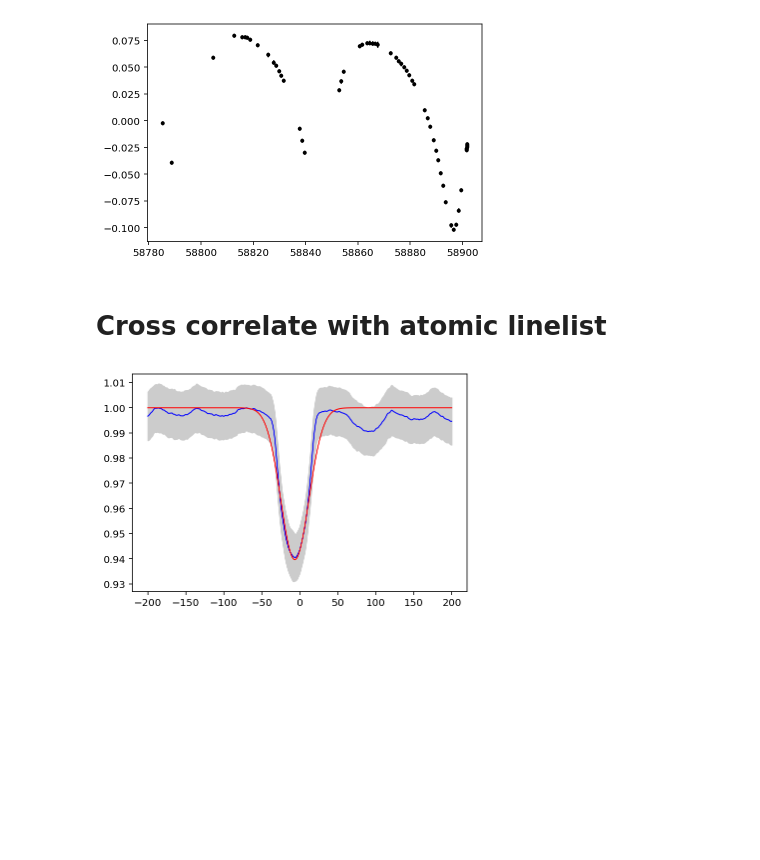
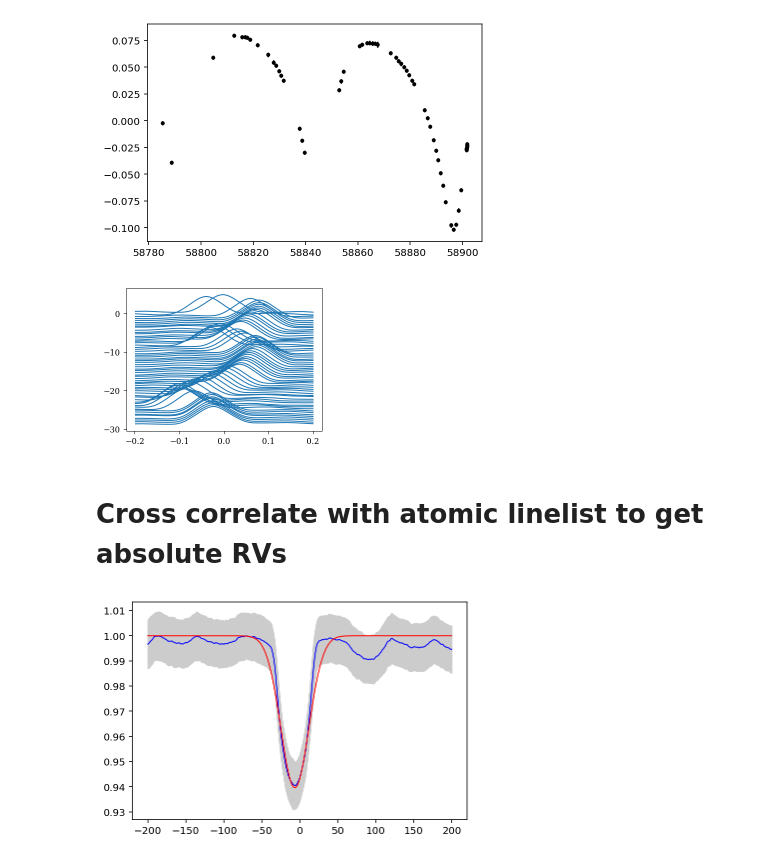
Before and after one commit to danhey/adra, a Jupyter notebook: RV extract ispec.ipynb, the cells around one changed output. Drawn from its saved outputs; the diff is of its cells as text; code cells hidden in the pictures; blank space fills up the shorter version.

```diff
--- a/RV extract ispec.ipynb
+++ b/RV extract ispec.ipynb
@@ -245,8 +245,14 @@ plt.errorbar(times, wav_shift_primary, yerr=wav_shift_uncertainty, fmt='.k')
 # %% [output]
 <ErrorbarContainer object of 3 artists>
 [figure]
+# %%
+with plt.style.context('science'):
+    for i in range(len(all_lags)):
+        plt.plot(all_lags[i], all_acors[i] - i*0.5, c='C0')
+# %% [output]
+[figure, added]
 # %% [markdown]
-# Cross correlate with atomic linelist
+# Cross correlate with atomic linelist to get absolute RVs
 # %%
 template_spectrum = ispec.create_spectrum_structure(wavelengths)
 template_spectrum['flux'] = np.median(temp_array, axis=0)
```
Also changed, not shown: parts of 6 cells of this notebook, 6 other files.
